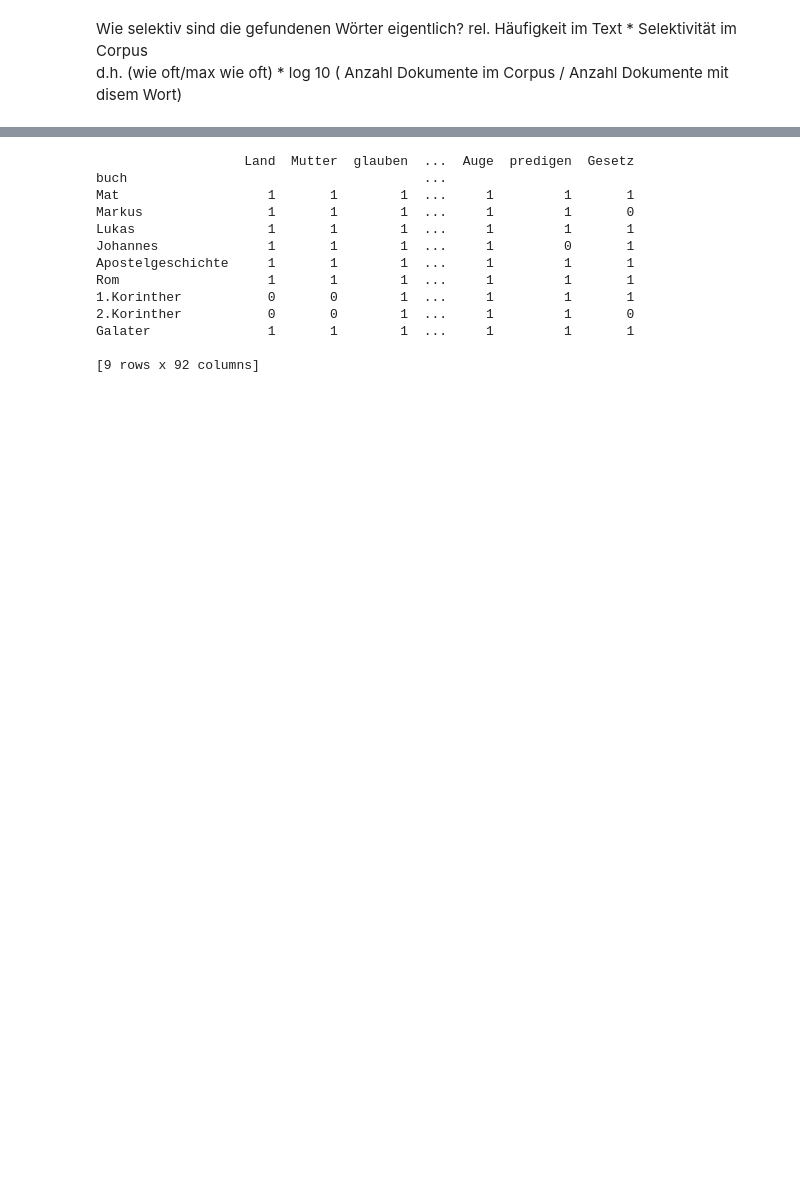
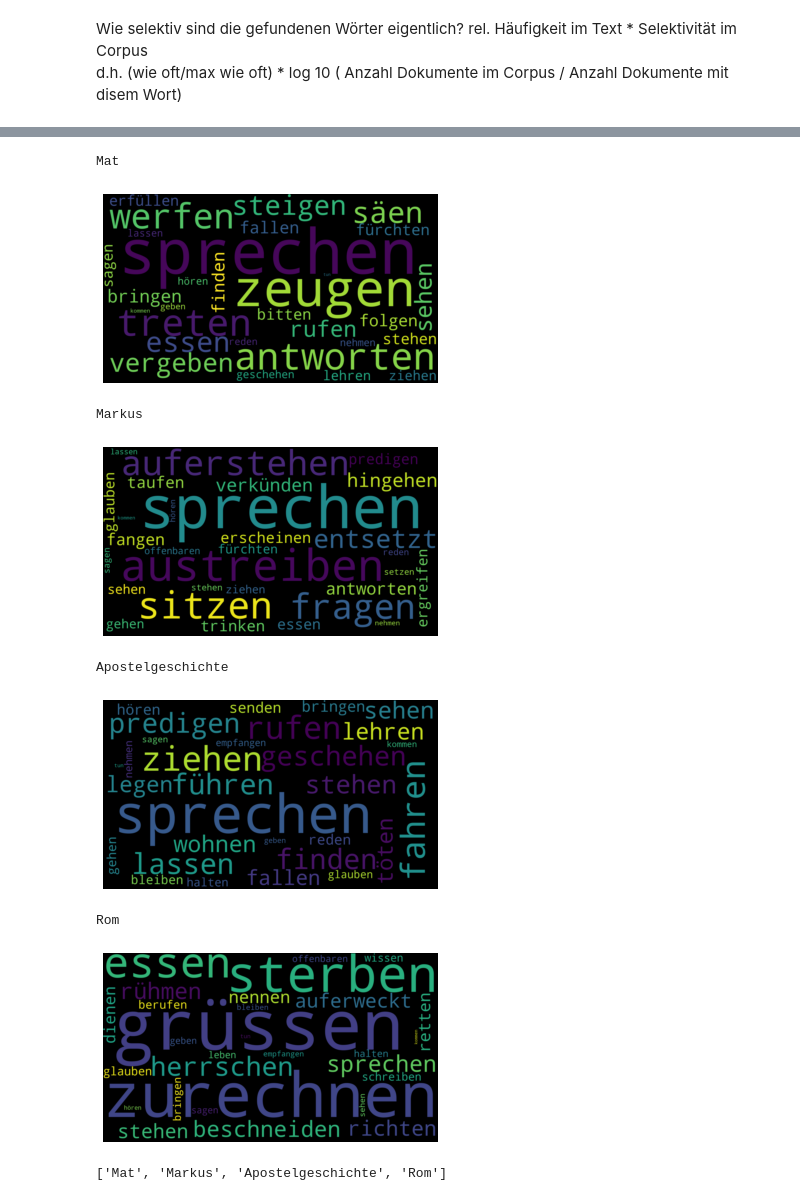
Before and after one commit to TossHx/luthertm, a Jupyter notebook: Spacy1.ipynb, the cells around one changed output, grey strips where cells are left out. Drawn from its saved outputs; the diff is of its cells as text; code cells hidden in the pictures; blank space fills up the shorter version.

```diff
--- a/Spacy1.ipynb
+++ b/Spacy1.ipynb
@@ -290,28 +324,0 @@ Rom                   0       0        0  ...     0         0    1091
-# %%
-wiwis_tp = wiwis.transpose()
-# print(wiwis_tp)
-
-# print(wiwis_tp["Mat"])
-
-# Mat
-t_dict = wiwis_tp["Mat"]  #.to_dict
-
-z_wocl_dic = {}
-for (k,v) in t_dict.items():
-    if v > 0:
-        print(k,v)
-        z_wocl_dic.update({k:v})
-
-zeichne_worldcloud(z_wocl_dic)
-
-
-# Markus
-t_dict = wiwis_tp["Markus"]  #.to_dict
-
-z_wocl_dic = {}
-for (k,v) in t_dict.items():
-    if v > 0:
-        print(k,v)
-        z_wocl_dic.update({k:v})
-
-zeichne_worldcloud(z_wocl_dic)
@@ -349,16 +325,29 @@ predigen 74
+# %%
+# Neue Worldcloud mit Selektivität/Wichtigkeit des Wortes relativ zu Buch und Corpus(!) zeichnen
+wiwis_tp = wiwis.transpose()
+
+for buch in buch_liste:
+    print(buch)
+
+    t_dict = wiwis_tp[buch]  # Buch mit Werten je wichtigem Wort aus DataFrame schneiden
+
+    # für wordcloud-Aufruf dict basteln, damit frequencies-Option gewählt werden kann
+    z_wocl_dic = {}  # leeres dict anlgen
+    for (k,v) in t_dict.items():
+        if v > 0:
+            z_wocl_dic.update({k:v}) # lemma und frequenz eintragen
+
+    zeichne_worldcloud(z_wocl_dic)  # worldcloud zeichnen
+# %% [output]
+Mat
+[figure, added]
+Markus
+[figure, added]
+Apostelgeschichte
+[figure, added]
+Rom
+[figure, added]
 # %%
-print(df_cnt)
+print(buch_liste)
 # %% [output]
-                   Land  Mutter  glauben  ...  Auge  predigen  Gesetz
-buch                                      ...
-Mat                   1       1        1  ...     1         1       1
-Markus                1       1        1  ...     1         1       0
-Lukas                 1       1        1  ...     1         1       1
-Johannes              1       1        1  ...     1         0       1
-Apostelgeschichte     1       1        1  ...     1         1       1
-Rom                   1       1        1  ...     1         1       1
-1.Korinther           0       0        1  ...     1         1       1
-2.Korinther           0       0        1  ...     1         1       0
-Galater               1       1        1  ...     1         1       1
-
-[9 rows x 92 columns]
+['Mat', 'Markus', 'Apostelgeschichte', 'Rom']
```
Also changed, not shown: parts of 11 cells of this notebook.
